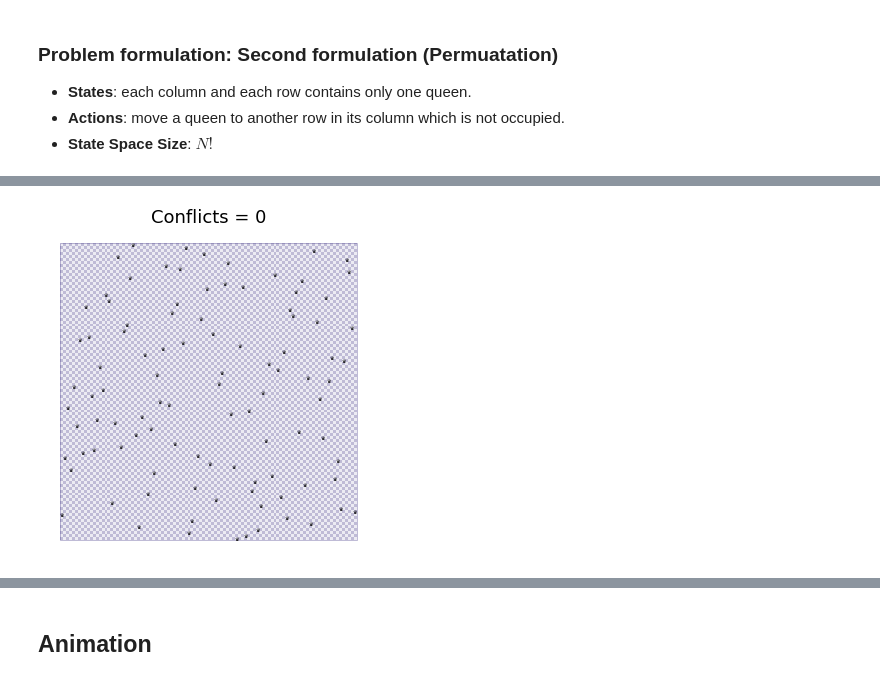
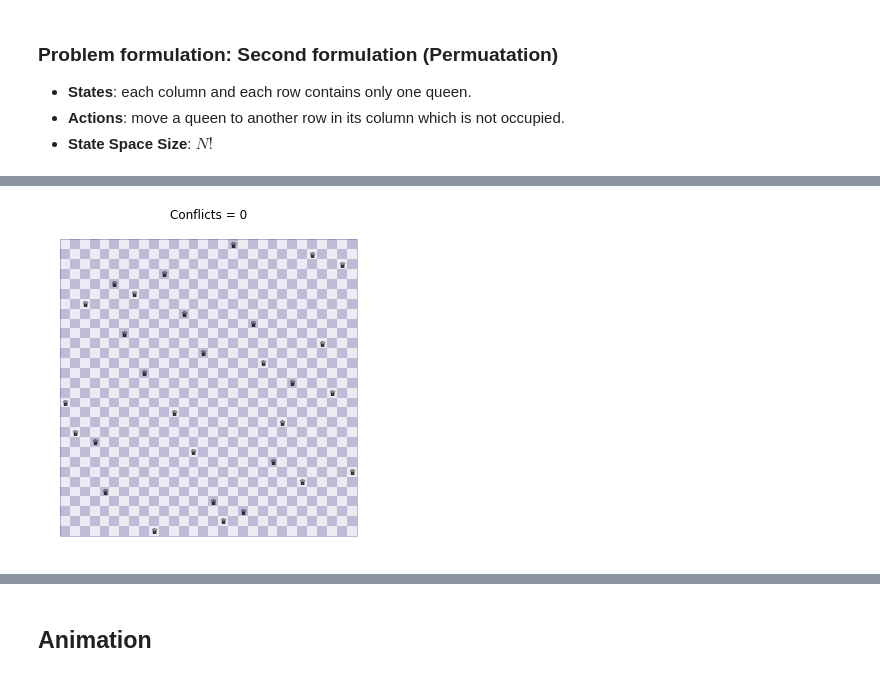
Before and after one commit to snrazavi/AI-Programming-using-Python, a Jupyter notebook: Search/09-Local_Search_Genetic_Algorithm.ipynb, the cells around one changed output, grey strips where cells are left out. Drawn from its saved outputs; the diff is of its cells as text; code cells hidden in the pictures.

```diff
--- a/Search/09-Local_Search_Genetic_Algorithm.ipynb
+++ b/Search/09-Local_Search_Genetic_Algorithm.ipynb
@@ -203,7 +208,7 @@ class GeneticAlgorithm:
         plt.show()
 # %%
 # GA parameters
-N = 100
+N = 30
 pop_size = 100
 max_generations = 500
 
@@ -230,7 +234,7 @@ Best Solution Found with <0> conflicts:
 # %%
-best_solution.plot(show_conflicts=True, width=1024, height=1024)
+best_solution.plot(show_conflicts=True)
 # %% [output]
-[figure, old version]
+[figure, new version]
 # %%
 ga.plot_fitness()
 # %% [output]
```
Also changed, not shown: parts of 11 cells of this notebook, 1 other file.
